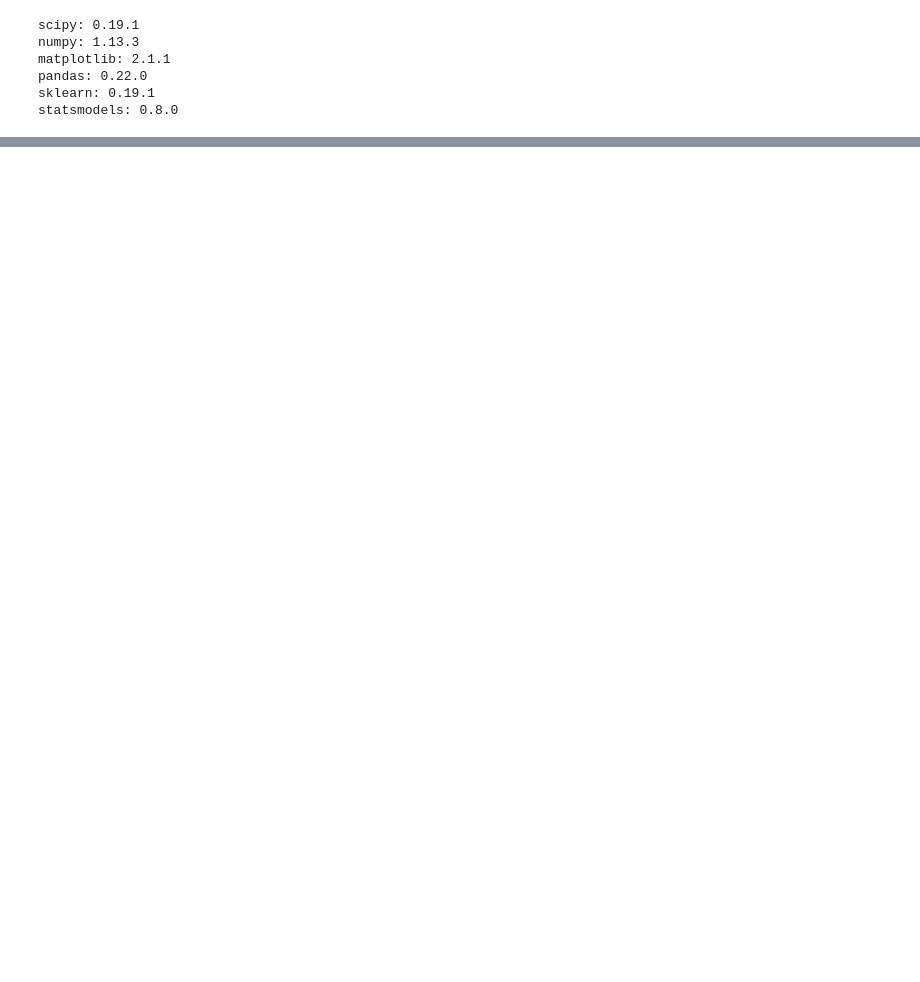
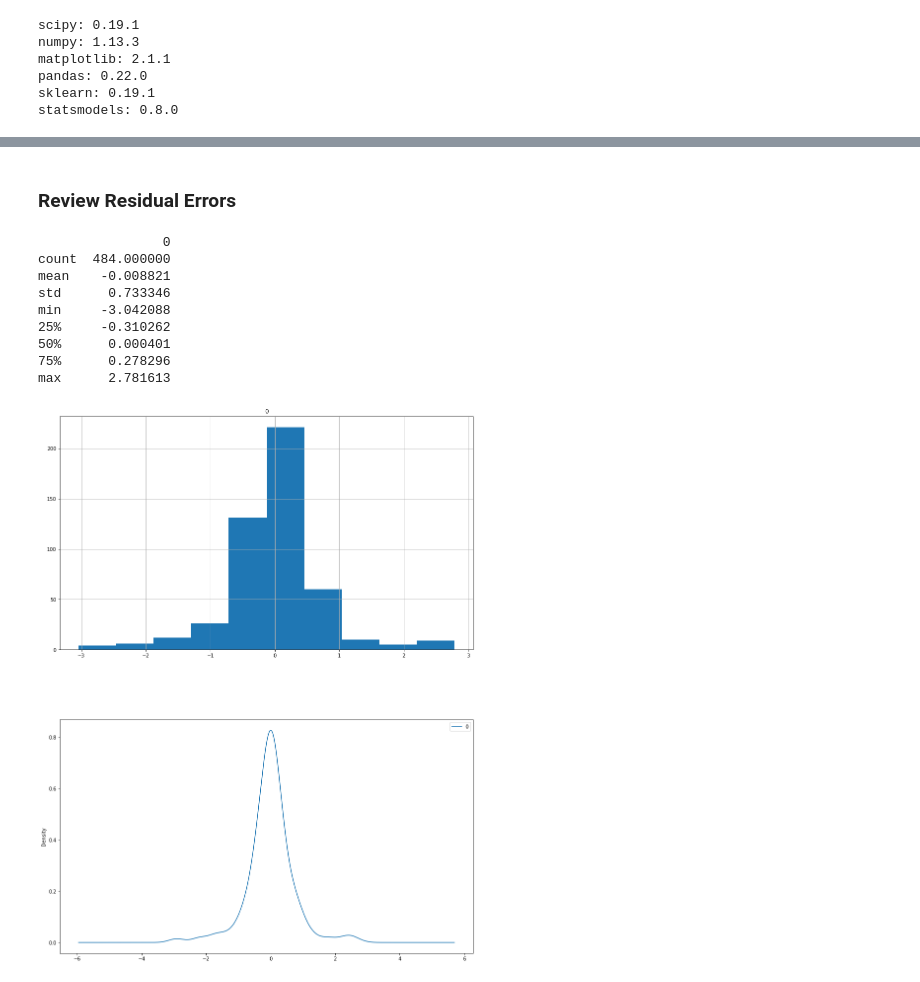
Before and after one commit to Borvornsak/PM25, a Jupyter notebook: ARIMA/Model.ipynb, the cells around one changed output, grey strips where cells are left out. Drawn from its saved outputs; the diff is of its cells as text; code cells hidden in the pictures; blank space fills up the shorter version.

```diff
--- a/ARIMA/Model.ipynb
+++ b/ARIMA/Model.ipynb
@@ -135,2 +242,67 @@ pyplot.show()
+# %% [markdown]
+### Review Residual Errors
+# %%
+from pandas import Series
+from pandas import DataFrame
+from statsmodels.tsa.arima_model import ARIMA
+from matplotlib import pyplot
+
+# create a differenced series
+def difference(dataset, interval=1):
+	diff = list()
+	for i in range(interval, len(dataset)):
+		value = dataset[i] - dataset[i - interval]
+		diff.append(value)
+	return diff
+
+# invert differenced value
+def inverse_difference(history, yhat, interval=1):
+	return yhat + history[-interval]
+
+# load data
+series = Series.from_csv('dataset.csv')
+# prepare data
+X = series.values
+X = X.astype('float32')
+train_size = int(len(X) * 0.50)
+train, test = X[0:train_size], X[train_size:]
+# walk-forward validation
+history = [x for x in train]
+predictions = list()
+for i in range(len(test)):
+	# difference data
+	hours_in_day = 24
+	diff = difference(history, hours_in_day)
+	# predict
+	model = ARIMA(diff, order=(2,0,5))
+	model_fit = model.fit(trend='nc', disp=0)
+	yhat = model_fit.forecast()[0]
+	yhat = inverse_difference(history, yhat, hours_in_day)
+	predictions.append(yhat)
+	# observation
+	obs = test[i]
+	history.append(obs)
+# errors
+residuals = [test[i]-predictions[i] for i in range(len(test))]
+residuals = DataFrame(residuals)
+print(residuals.describe())
+# plot
+pyplot.figure(figsize=(15, 20))
+pyplot.subplot(211)
+residuals.hist(ax=pyplot.gca())
+pyplot.subplot(212)
+residuals.plot(kind='kde', ax=pyplot.gca())
+pyplot.show()
+# %% [output]
+                0
+count  484.000000
+mean    -0.008821
+std      0.733346
+min     -3.042088
+25%     -0.310262
+50%      0.000401
+75%      0.278296
+max      2.781613
+[figure, added]
 # %%
 from pandas import Series
```
Also changed, not shown: parts of 33 cells of this notebook, 7 other files.
